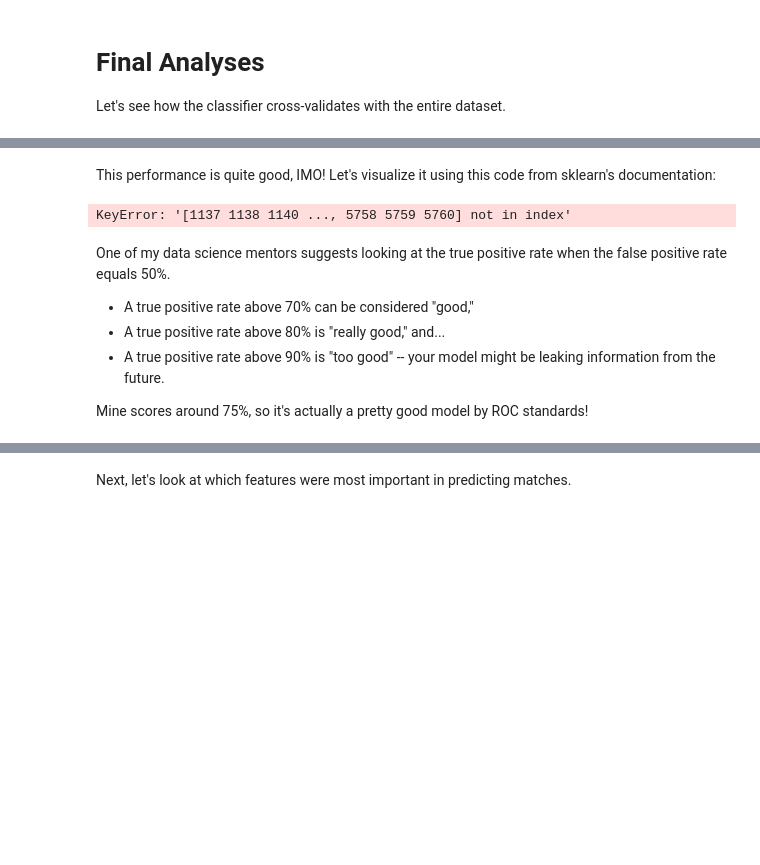
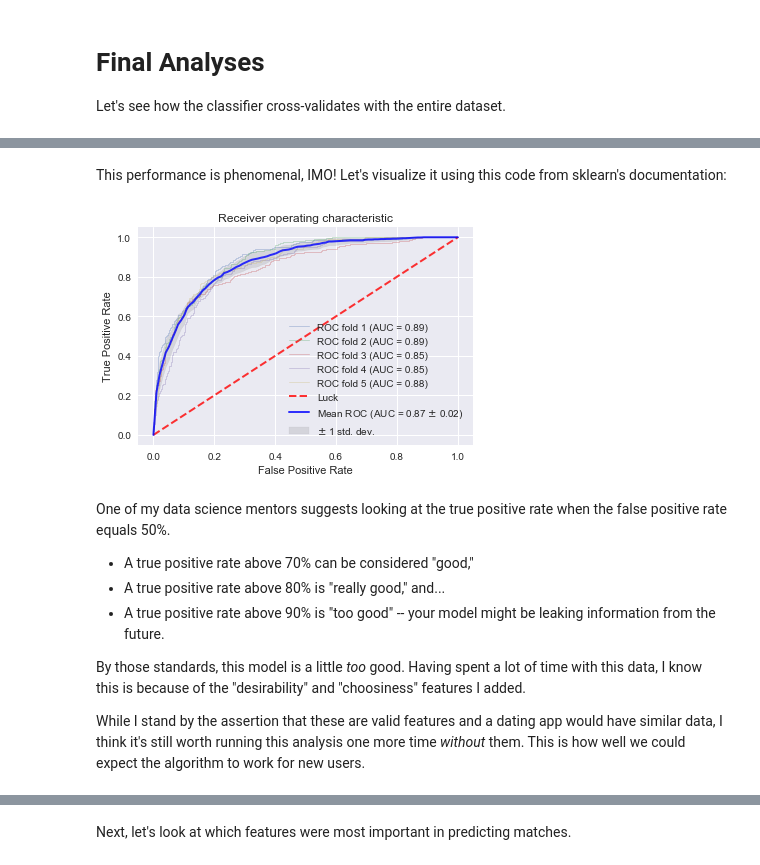
Before and after one commit to vincefav/speed-dating, a Jupyter notebook: Speed dating v2.ipynb, the cells around one changed output, grey strips where cells are left out. Saved outputs shown, nothing was run; the diff lists cells and outputs as text; code cells hidden in the pictures; blank space fills up the shorter version.

```diff
--- a/Speed dating v2.ipynb
+++ b/Speed dating v2.ipynb
@@ -925,54 +934,56 @@ Mean roc_auc: 0.7798 (Std dev: 0.0346)
 # %% [markdown]
-This performance is quite good, IMO! Let's visualize it using this code from sklearn's documentation:
+This performance is phenomenal, IMO! Let's visualize it using this code from sklearn's documentation:
 # %%
 # Need to fix
 from sklearn.model_selection import StratifiedKFold
+from sklearn.metrics import roc_curve, roc_auc_score, auc
 
 cv = StratifiedKFold(n_splits=5)
 
 tprs = []
 aucs = []
 mean_fpr = np.linspace(0, 1, 100)
-
+x2 = x.values
+y2 = y.values
 i = 0
-for train, test in cv.split(x, y):
-    probas_ = model.fit(x[train], y[train]).predict_proba(x[test])
+for train, test in cv.split(x2, y2):
+    probas_ = model.fit(x2[train], y2[train]).predict_proba(x2[test])
     # Compute ROC curve and area the curve
-    fpr, tpr, thresholds = roc_curve(y[test], probas_[:, 1])
+    fpr, tpr, thresholds = roc_curve(y2[test], probas_[:, 1])
     tprs.append(interp(mean_fpr, fpr, tpr))
     tprs[-1][0] = 0.0
     roc_auc = auc(fpr, tpr)
     aucs.append(roc_auc)
     plt.plot(fpr, tpr, lw=1, alpha=0.3,
              label='ROC fold %d (AUC = %0.2f)' % (i+1, roc_auc))
 
     i += 1
 plt.plot([0, 1], [0, 1], linestyle='--', lw=2, color='r',
          label='Luck', alpha=.8)
 
 mean_tpr = np.mean(tprs, axis=0)
 mean_tpr[-1] = 1.0
 mean_auc = auc(mean_fpr, mean_tpr)
 std_auc = np.std(aucs)
 plt.plot(mean_fpr, mean_tpr, color='b',
          label=r'Mean ROC (AUC = %0.2f $\pm$ %0.2f)' % (mean_auc, std_auc),
          lw=2, alpha=.8)
 
 std_tpr = np.std(tprs, axis=0)
 tprs_upper = np.minimum(mean_tpr + std_tpr, 1)
 tprs_lower = np.maximum(mean_tpr - std_tpr, 0)
 plt.fill_between(mean_fpr, tprs_lower, tprs_upper, color='grey', alpha=.2,
                  label=r'$\pm$ 1 std. dev.')
 
 plt.xlim([-0.05, 1.05])
 plt.ylim([-0.05, 1.05])
 plt.xlabel('False Positive Rate')
 plt.ylabel('True Positive Rate')
 plt.title('Receiver operating characteristic')
 plt.legend(loc="lower right")
 plt.show()
 # %% [output]
-KeyError: '[1137 1138 1140 ..., 5758 5759 5760] not in index'
+[figure, added]
 # %% [markdown]
 One of my data science mentors suggests looking at the true positive rate when the false positive rate equals 50%.
 
@@ -980,4 +991,6 @@ One of my data science mentors suggests looking at the true positive rate when t
 - A true positive rate above 80% is "really good," and...
 - A true positive rate above 90% is "too good"  -- your model might be leaking information from the future.
 
-Mine scores around 75%, so it's actually a pretty good model by ROC standards!
+By those standards, this model is a little *too* good. Having spent a lot of time with this data, I know this is because of the "desirability" and "choosiness" features I added.
+
+While I stand by the assertion that these are valid features and a dating app would have similar data, I think it's still worth running this analysis one more time *without* them. This is how well we could expect the algorithm to work for new users.
```
Also changed, not shown: parts of 12 cells of this notebook.
